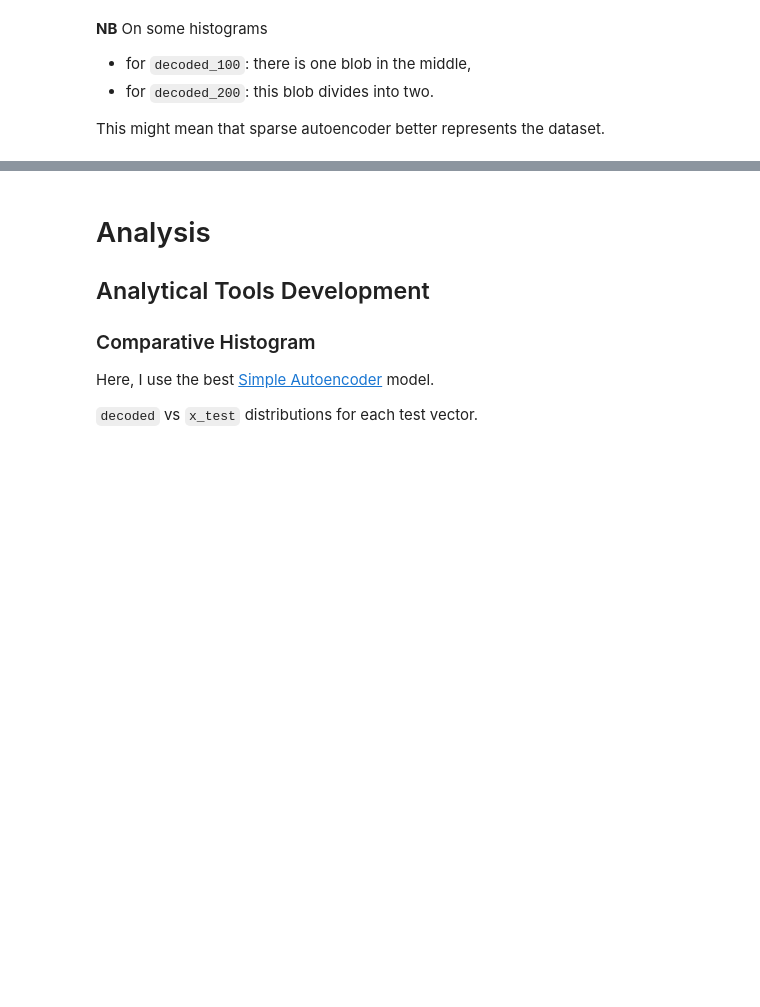
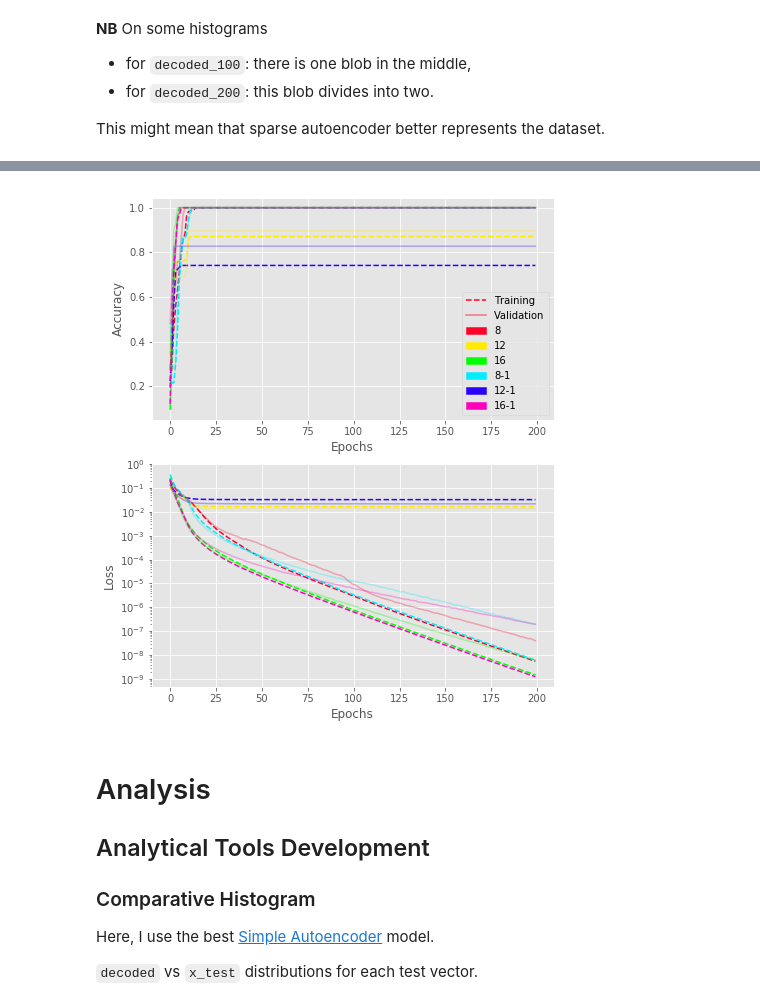
Before and after one commit to utanashati/AutoencVC, a Jupyter notebook: ae_incite.ipynb, the cells around one changed output, grey strips where cells are left out. Cells and saved outputs as stored; diff of their text form; code cells hidden in the pictures; blank space fills up the shorter version.

Commit message:
Readout

```diff
--- a/ae_incite.ipynb
+++ b/ae_incite.ipynb
@@ -610,0 +623,2 @@ This might mean that sparse autoencoder better represents the dataset.
+# %%
+encoder = load_model('data/incite/models_log/shuffle/encoder_200eps_true_0')
@@ -610,0 +667,18 @@ This might mean that sparse autoencoder better represents the dataset.
+# %%
+def build_classifier(output_dim=8, hidden_dim=16, input_shape=(8,), sparsity=0):
+
+    output_dim = output_dim
+
+    input_repr = Input(shape=input_shape)
+    layer_1 = Dense(hidden_dim, activation='relu', \
+                    activity_regularizer=regularizers.l1(sparsity))(input_repr)
+    layer_2 = Dense(hidden_dim, activation='relu', \
+                    activity_regularizer=regularizers.l1(sparsity))(layer_1)
+    output_layer = Dense(output_dim, activation='sigmoid')(layer_2)
+
+    # this model maps an input to its reconstruction
+    classifier = Model(input_repr, output_layer)
+
+    classifier.compile(optimizer='adam', loss='mean_squared_error', metrics=['acc'])
+
+    return classifier
@@ -610,0 +694,27 @@ This might mean that sparse autoencoder better represents the dataset.
+# %%
+history_cl_dims_100_200 = AppendedHistory(varname='Hidden Layers Dimension', keys=['loss', 'acc'])
+# %%
+hidden_dims = [8, 12, 16]
+for hidden_dim in hidden_dims:
+    classifier = build_classifier(hidden_dim=hidden_dim)
+    history = classifier.fit(cl_x_train_in, cl_x_train_out, \
+                              epochs=100, \
+                              batch_size=1, \
+                              shuffle=True, \
+                              validation_data=(cl_x_test_in, cl_x_test_out), \
+                              verbose=0)
+    classifier.save('data/incite/models_log/readout/classifier_dims_{}_100-1'.format(hidden_dim))
+    history_cl_dims_100_200.append_hist("{}-1".format(hidden_dim), history)
+
+    history = classifier.fit(cl_x_train_in, cl_x_train_out, \
+                              epochs=100, \
+                              batch_size=1, \
+                              shuffle=True, \
+                              validation_data=(cl_x_test_in, cl_x_test_out), \
+                              verbose=0)
+    classifier.save('data/incite/models_log/readout/classifier_dims_{}_200-1'.format(hidden_dim))
+    history_cl_dims_100_200.add_hist("{}-1".format(hidden_dim), history)
+# %%
+history_cl_dims_100_200.plot_acc_loss("", "", "val_")
+# %% [output]
+[figure, added]
```
Also changed, not shown: parts of 16 cells of this notebook, 18 other files.
